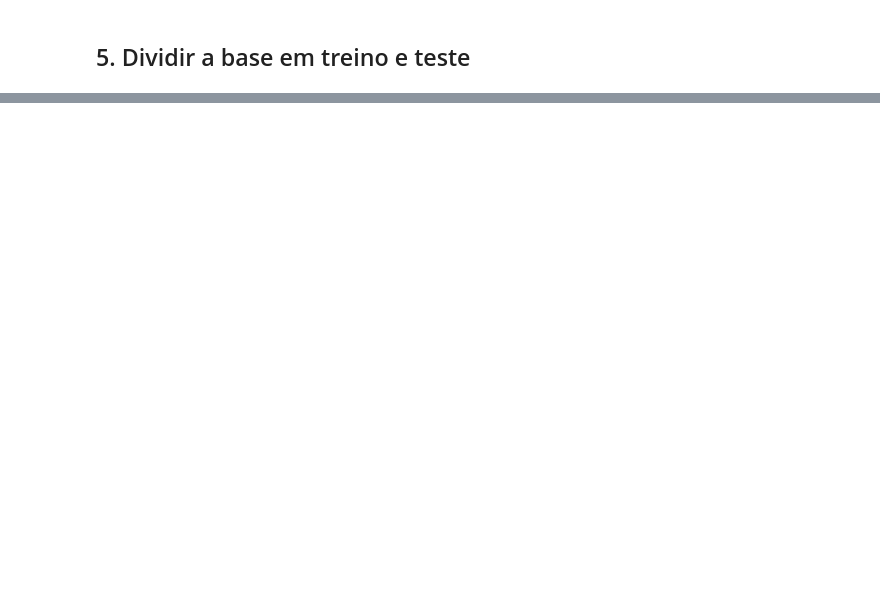
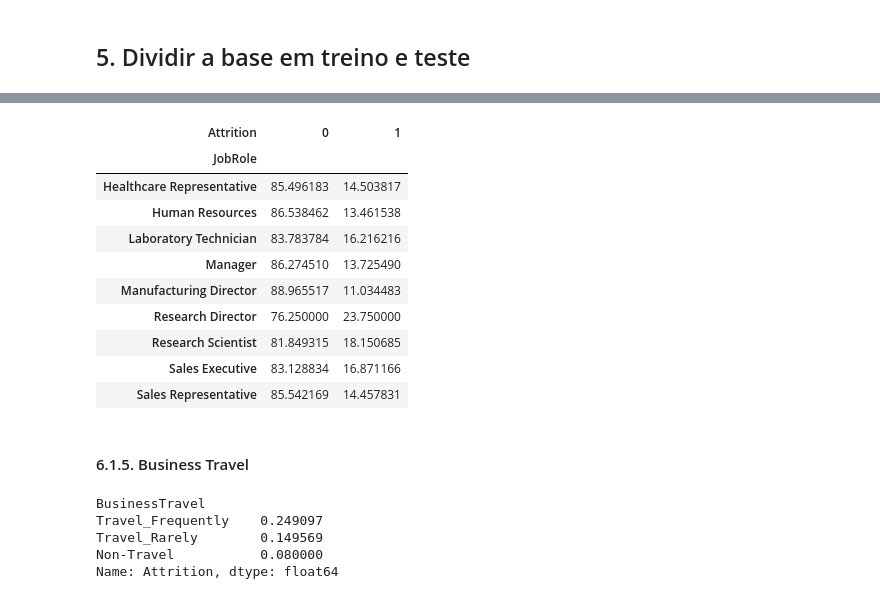
Before and after one commit to iannacastro/laboratoria-ml-attrition, a Jupyter notebook: notebooks/ML_Attrition_Projeto.ipynb, the cells around one changed output, grey strips where cells are left out. Cells and saved outputs as stored; diff of their text form; code cells hidden in the pictures; blank space fills up the shorter version.

```diff
--- a/notebooks/ML_Attrition_Projeto.ipynb
+++ b/notebooks/ML_Attrition_Projeto.ipynb
@@ -261,0 +406,25 @@ Name: proportion, dtype: float64
+# %%
+pd.crosstab(df['JobRole'], df['Attrition'], normalize='index') * 100
+# %% [output]
+| Attrition | 0 | 1 |
+| JobRole |  |  |
+| Healthcare Representative | 85.496183 | 14.503817 |
+| Human Resources | 86.538462 | 13.461538 |
+| Laboratory Technician | 83.783784 | 16.216216 |
+| Manager | 86.274510 | 13.725490 |
+| Manufacturing Director | 88.965517 | 11.034483 |
+| Research Director | 76.250000 | 23.750000 |
+| Research Scientist | 81.849315 | 18.150685 |
+| Sales Executive | 83.128834 | 16.871166 |
+| Sales Representative | 85.542169 | 14.457831 |
+# %% [markdown]
+#### 6.1.5. Business Travel
+# %%
+attrition_business_trave = df.groupby('BusinessTravel')['Attrition'].mean().sort_values(ascending=False)
+print(attrition_business_trave)
+# %% [output]
+BusinessTravel
+Travel_Frequently    0.249097
+Travel_Rarely        0.149569
+Non-Travel           0.080000
+Name: Attrition, dtype: float64
```
Also changed, not shown: parts of 29 cells of this notebook.
